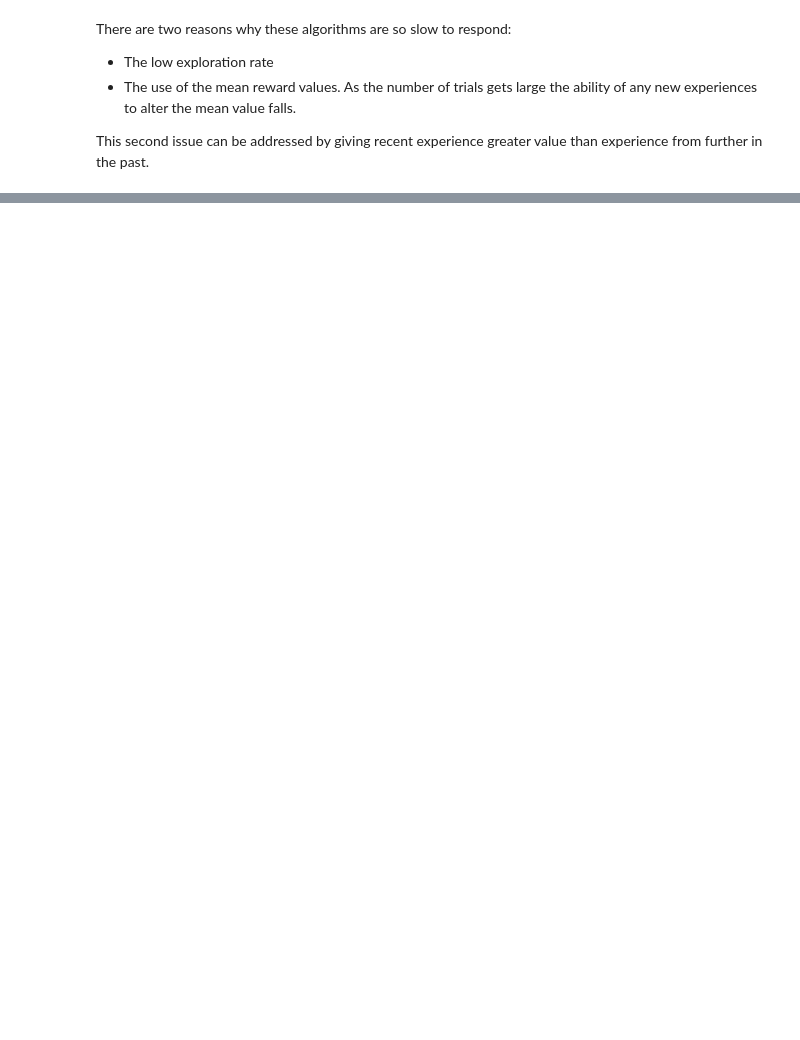
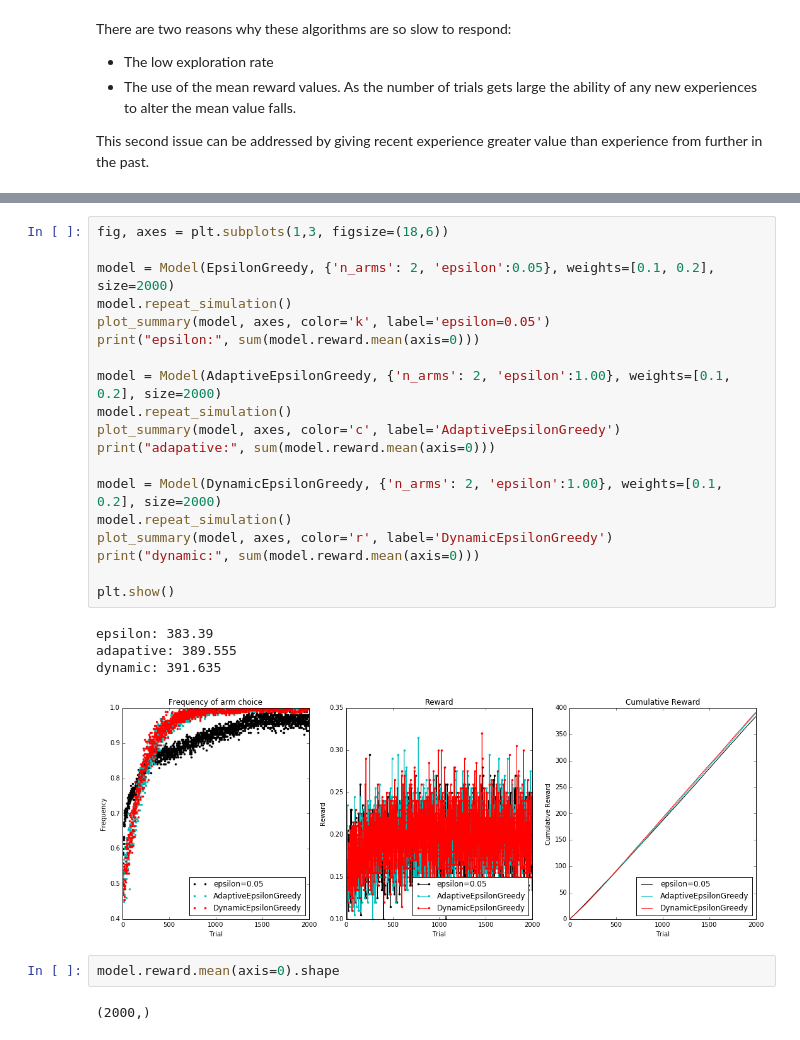
Before and after one commit to beyondvalence/biof509_wtl, a Jupyter notebook: Wk07-common-ml-tasks/Wk07_solutions.ipynb, the cells around one changed output, grey strips where cells are left out. Saved outputs shown, nothing was run; the diff lists cells and outputs as text; blank space fills up the shorter version.

Commit message:
wk07 solutions, worked on dynamic model, and added cumulative outputs for general model for epsilon, adaptive epsilon greedy, and dynamic epsilon greedy arm choice algorithms, dynamic performed best

```diff
--- a/Wk07-common-ml-tasks/Wk07_solutions.ipynb
+++ b/Wk07-common-ml-tasks/Wk07_solutions.ipynb
@@ -348,0 +351,28 @@ plt.show()
+# %%
+fig, axes = plt.subplots(1,3, figsize=(18,6))
+
+model = Model(EpsilonGreedy, {'n_arms': 2, 'epsilon':0.05}, weights=[0.1, 0.2], size=2000)
+model.repeat_simulation()
+plot_summary(model, axes, color='k', label='epsilon=0.05')
+print("epsilon:", sum(model.reward.mean(axis=0)))
+
+model = Model(AdaptiveEpsilonGreedy, {'n_arms': 2, 'epsilon':1.00}, weights=[0.1, 0.2], size=2000)
+model.repeat_simulation()
+plot_summary(model, axes, color='c', label='AdaptiveEpsilonGreedy')
+print("adapative:", sum(model.reward.mean(axis=0)))
+
+model = Model(DynamicEpsilonGreedy, {'n_arms': 2, 'epsilon':1.00}, weights=[0.1, 0.2], size=2000)
+model.repeat_simulation()
+plot_summary(model, axes, color='r', label='DynamicEpsilonGreedy')
+print("dynamic:", sum(model.reward.mean(axis=0)))
+
+plt.show()
+# %% [output]
+epsilon: 383.39
+adapative: 389.555
+dynamic: 391.635
+[figure, added]
+# %%
+model.reward.mean(axis=0).shape
+# %% [output]
+(2000,)
```
Also changed, not shown: parts of 4 cells of this notebook.
